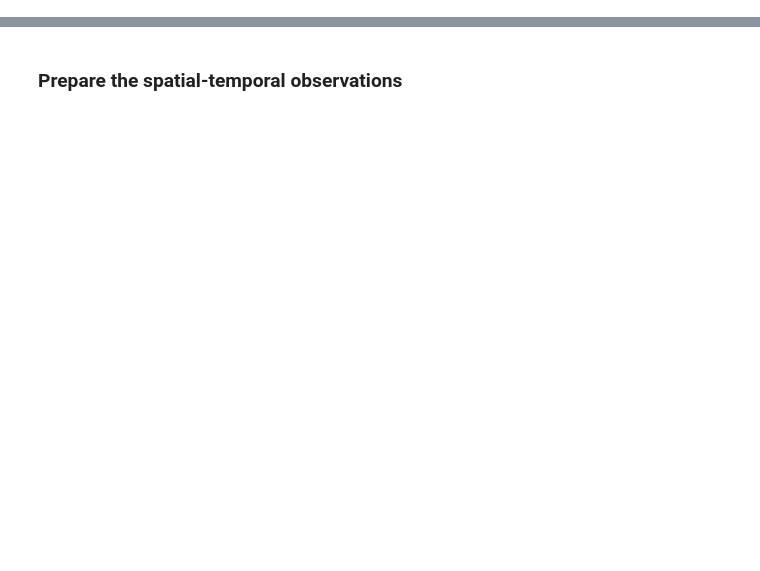
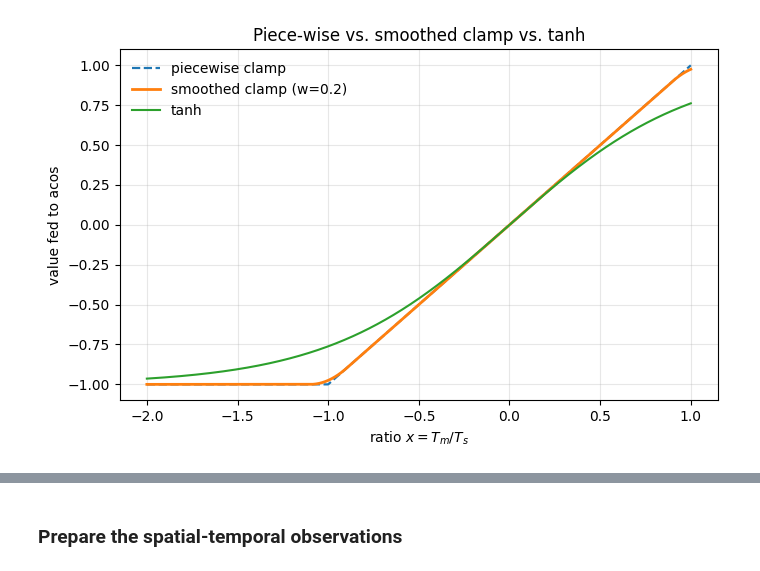
Before and after one commit to kejdilleshi/InvertedGlacierEvolutionModel, a Jupyter notebook: SIA/notebooks/checkpointing.ipynb, the cells around one changed output, grey strips where cells are left out. Drawn from its saved outputs; the diff is of its cells as text; code cells hidden in the pictures; blank space fills up the shorter version.

```diff
--- a/SIA/notebooks/checkpointing.ipynb
+++ b/SIA/notebooks/checkpointing.ipynb
@@ -66,0 +13,50 @@ The integral is: 24.39718534134498
+# %%
+# --------------------------------------------------------------------------------
+# domain
+x = np.linspace(-2.0, 1.0, 1200)
+
+# original piece‑wise identity / hard clamp
+y_piece = np.clip(x, -1.0, 1.0)
+
+# tanh squasher for comparison
+y_tanh = np.tanh(x)
+
+# --------------------------------------------------------------------------------
+# smoothed version of the piece‑wise function
+#   * identical for |x| <= 1 - w
+#   * constant outside |x| >= 1 + w
+#   * cubic polynomials on the two transition bands of width 2w (one on each side)
+def smooth_piecewise_np(x: np.ndarray, w: float = 0.1, eps: float = 1e-6) -> np.ndarray:
+    one  =  1.0 - eps
+    mone = -one
+
+    left_p  = (x + 1.0 + w) / (2.0 * w)
+    right_p = (x - (1.0 - w)) / (2.0 * w)
+
+    left_poly  = mone + w * left_p**2
+    right_poly = (-w) * right_p**2 + 2.0*w*right_p + (1.0 - w)
+
+    y = np.where(x <= -1.0 - w, mone,
+         np.where(x >=  1.0 + w,  one,
+           np.where(x <  -1.0 + w, left_poly,
+             np.where(x >  1.0 - w,  right_poly, x))))
+    return y
+
+y_smooth = smooth_piecewise_np(x, w=0.1)
+
+# --------------------------------------------------------------------------------
+# plot
+plt.figure(figsize=(7, 4.5))
+plt.plot(x, y_piece,   label="piecewise clamp", linestyle="--", linewidth=1.6)
+plt.plot(x, y_smooth,  label="smoothed clamp (w=0.2)", linewidth=2)
+plt.plot(x, y_tanh,    label="tanh", linewidth=1.5)
+
+plt.xlabel(r"ratio $x = T_m / T_s$")
+plt.ylabel("value fed to acos")
+plt.title("Piece‑wise vs. smoothed clamp vs. tanh")
+plt.grid(True, alpha=0.3)
+plt.legend(frameon=False)
+plt.tight_layout()
+plt.show()
+# %% [output]
+[figure, added]
```
Also changed, not shown: parts of 24 cells of this notebook, 23 other files.
